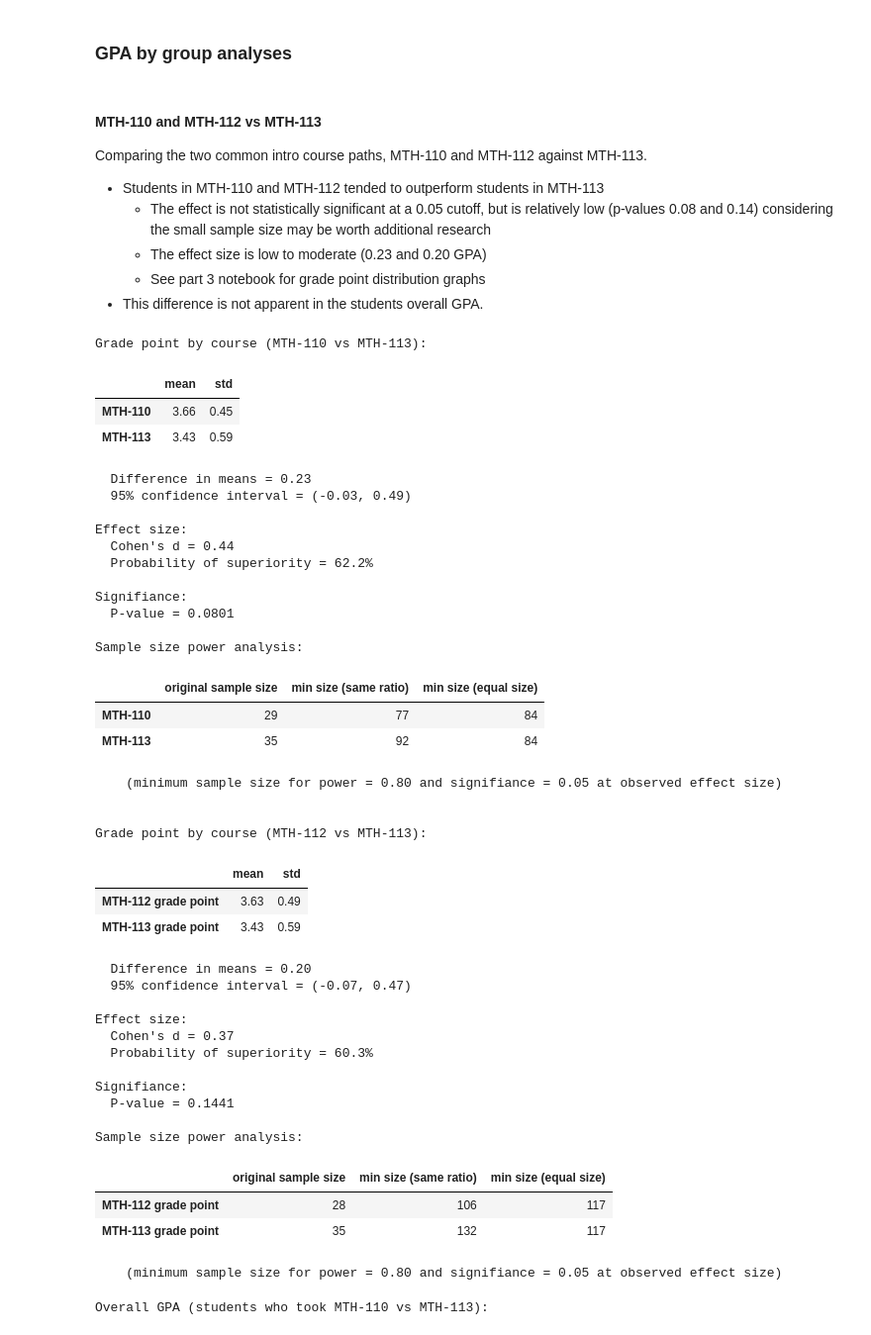
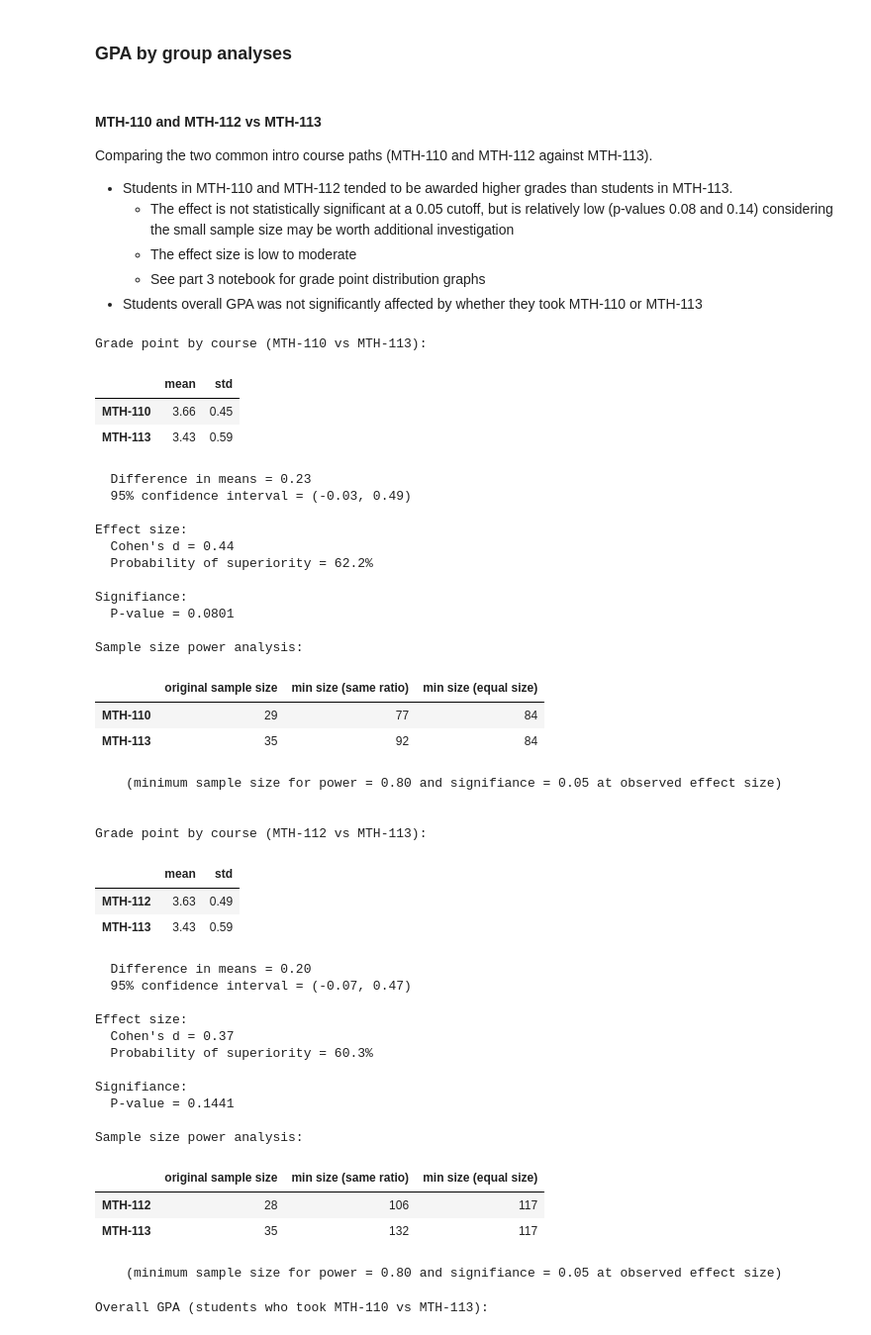
Before and after one commit to pmgasper/union_students, a Jupyter notebook: nb04_hypothesis_testing.ipynb, the cells around one changed output. Shown at 99% size. Cells and saved outputs as stored; diff of their text form; code cells hidden in the pictures.

```diff
--- a/nb04_hypothesis_testing.ipynb
+++ b/nb04_hypothesis_testing.ipynb
@@ -125,12 +125,12 @@ def compare_groups(g1_dist, g2_dist, g1_label='group1', g2_label='group2',
 # %% [markdown]
 #### MTH-110 and  MTH-112 vs MTH-113
 
-Comparing the two common intro course paths, MTH-110 and MTH-112 against MTH-113.
-* Students in MTH-110 and MTH-112 tended to outperform students in MTH-113
-  + The effect is not statistically significant at a 0.05 cutoff, but is relatively low (p-values 0.08 and 0.14) considering the small sample size may be worth additional research
-  + The effect size is low to moderate (0.23 and 0.20 GPA)
+Comparing the two common intro course paths (MTH-110 and MTH-112 against MTH-113).
+* Students in MTH-110 and MTH-112 tended to be awarded higher grades than students in MTH-113.
+  + The effect is not statistically significant at a 0.05 cutoff, but is relatively low (p-values 0.08 and 0.14) considering the small sample size may be worth additional investigation
+  + The effect size is low to moderate
   + See part 3 notebook for grade point distribution graphs
-* This difference is not apparent in the students overall GPA.
+* Students overall GPA was not significantly affected by whether they took MTH-110 or MTH-113
 # %%
 # MTH-110 vs MTH-113 grade point comparison
 print('\033[1m' + 'Grade point by course (MTH-110 vs MTH-113):')
@@ -140,36 +140,36 @@ compare_groups(grades.loc[grades['course'] == 'MTH-110'].point,
 
 print('\n')
 # MTH-112 vs MTH-113 grade point comparison
 print('\033[1m' + 'Grade point by course (MTH-112 vs MTH-113):')
 compare_groups(grades.loc[grades['course'] == 'MTH-112'].point,
                grades.loc[grades['course'] == 'MTH-113'].point,
-              'MTH-112 grade point', 'MTH-113 grade point')
+              'MTH-112', 'MTH-113')
 # %% [output]
 Grade point by course (MTH-110 vs MTH-113):
 |  | mean | std |
 | MTH-110 | 3.66 | 0.45 |
 | MTH-113 | 3.43 | 0.59 |
   Difference in means = 0.23
   95% confidence interval = (-0.03, 0.49)
 
 Effect size:
   Cohen's d = 0.44
   Probability of superiority = 62.2%
 
 Signifiance:
   P-value = 0.0801
 
 Sample size power analysis:
 |  | original sample size | min size (same ratio) | min size (equal size) |
 | MTH-110 | 29 | 77 | 84 |
 | MTH-113 | 35 | 92 | 84 |
     (minimum sample size for power = 0.80 and signifiance = 0.05 at observed effect size)
 
 
 Grade point by course (MTH-112 vs MTH-113):
 |  | mean | std |
-| MTH-112 grade point | 3.63 | 0.49 |
-| MTH-113 grade point | 3.43 | 0.59 |
+| MTH-112 | 3.63 | 0.49 |
+| MTH-113 | 3.43 | 0.59 |
   Difference in means = 0.20
   95% confidence interval = (-0.07, 0.47)
 
@@ -182,8 +182,8 @@ Signifiance:
 
 Sample size power analysis:
 |  | original sample size | min size (same ratio) | min size (equal size) |
-| MTH-112 grade point | 28 | 106 | 117 |
-| MTH-113 grade point | 35 | 132 | 117 |
+| MTH-112 | 28 | 106 | 117 |
+| MTH-113 | 35 | 132 | 117 |
     (minimum sample size for power = 0.80 and signifiance = 0.05 at observed effect size)
 # %%
 print('\033[1m' + 'Overall GPA (students who took MTH-110 vs MTH-113):')
```
Also changed, not shown: parts of 1 cell of this notebook.
